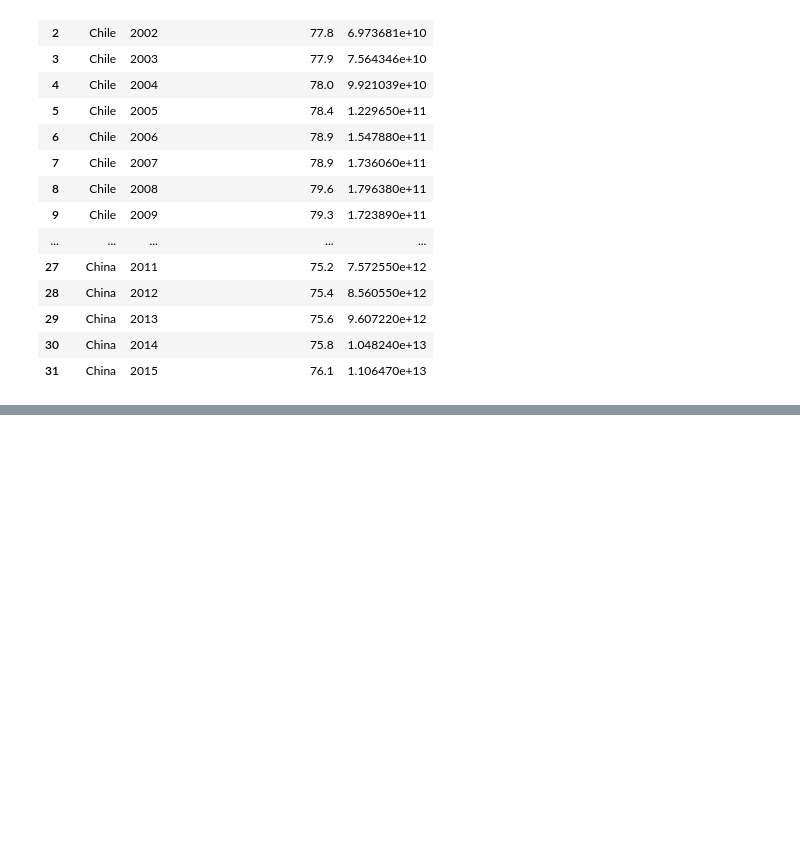
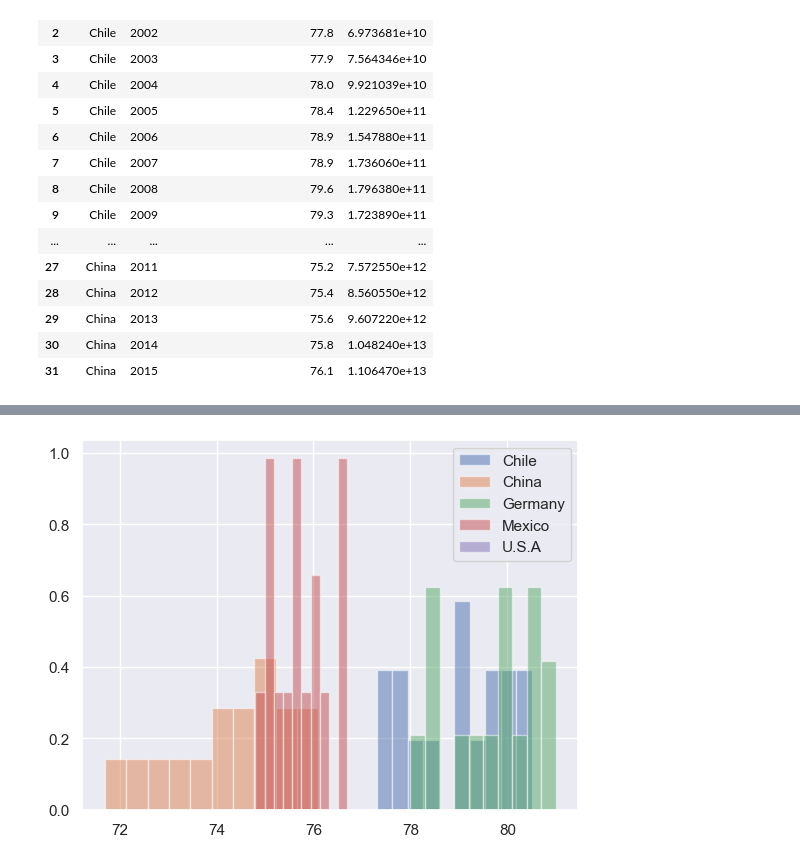
Before and after one commit to shortenedname/Personal---Portfolio-Projects, a Jupyter notebook: Life-Expectancy-and-GDP-Starter/Life-Expectancy-and-GDP-Starter/life_expectancy_gdp.ipynb, the cells around one changed output, grey strips where cells are left out. Saved outputs shown, nothing was run; the diff lists cells and outputs as text; code cells hidden in the pictures; blank space fills up the shorter version.

```diff
--- a/Life-Expectancy-and-GDP-Starter/Life-Expectancy-and-GDP-Starter/life_expectancy_gdp.ipynb
+++ b/Life-Expectancy-and-GDP-Starter/Life-Expectancy-and-GDP-Starter/life_expectancy_gdp.ipynb
@@ -45,0 +117,14 @@ print(chile_list)
+# %%
+ax1 = plt.subplot()
+plt.hist(converted_df["Life Expectancy"][converted_df["Country"]=='Chile'], label='Chile', density=True, alpha=0.5,)
+plt.hist(converted_df["Life Expectancy"][converted_df["Country"]=='China'], label='China', density=True, alpha=0.5)
+plt.hist(converted_df["Life Expectancy"][converted_df["Country"]=='Germany'], label='Germany', density=True, alpha=0.5)
+plt.hist(converted_df["Life Expectancy"][converted_df["Country"]=='Mexico'], label='Mexico', density=True, alpha=0.5)
+plt.hist(converted_df["Life Expectancy"][converted_df["Country"]=='U.S.A'], label='U.S.A', density=True, alpha=0.5)
+plt.legend()
+#plt.hist(converted_df["Life Expectancy"][converted_df["Country"]=='Zimbabwe'], label='Zimbabwe', density=True, alpha=0.5)
+plt.show()
+
+''' so even with all the tinkering I think i just might do an entirely different layered histogram because the numbers are so low for simbabwe it skews the numbers SAUUUUR BAD '''
+# %% [output]
+[figure, added]
```
Also changed, not shown: parts of 6 cells of this notebook.
